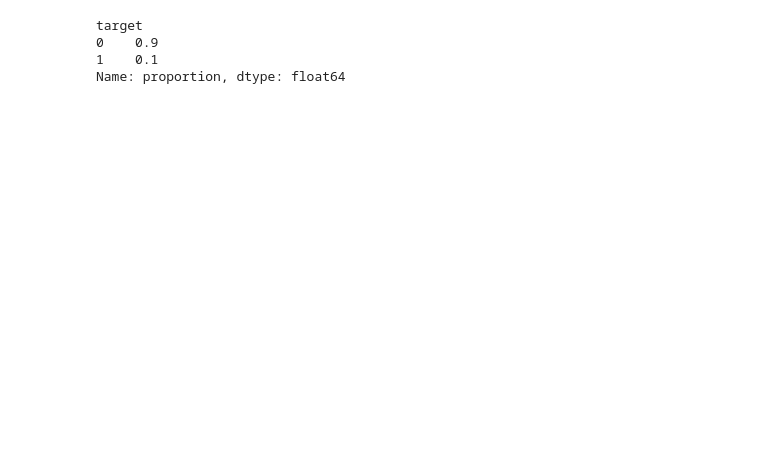
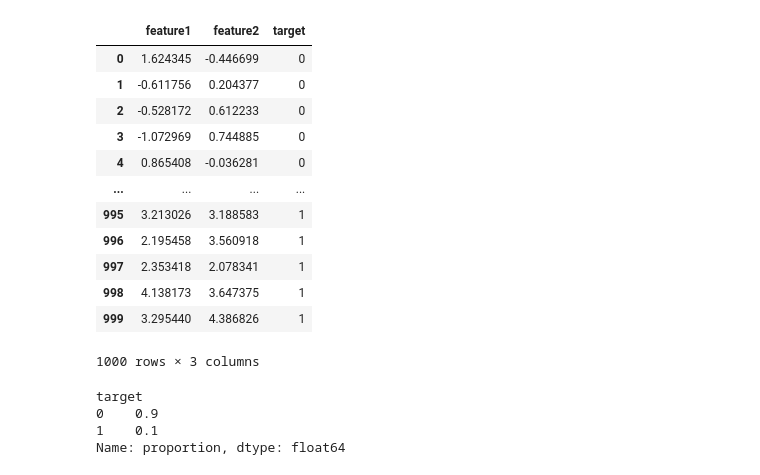
Before and after one commit to avinashrai16/DS-PRO, a Jupyter notebook: Module06-Machine-Learning/Class04-21-04-2024/class-imbalance-implmentaions.ipynb, the cells around one changed output. Saved outputs shown, nothing was run; the diff lists cells and outputs as text; code cells hidden in the pictures; blank space fills up the shorter version.

```diff
--- a/Module06-Machine-Learning/Class04-21-04-2024/class-imbalance-implmentaions.ipynb
+++ b/Module06-Machine-Learning/Class04-21-04-2024/class-imbalance-implmentaions.ipynb
@@ -55,6 +55,22 @@ class_1_df
 100 rows × 3 columns
 # %%
 df = pd.concat([class_0_df, class_1_df]).reset_index(drop=True)
+# %%
+df
+# %% [output]
+|  | feature1 | feature2 | target |
+| 0 | 1.624345 | -0.446699 | 0 |
+| 1 | -0.611756 | 0.204377 | 0 |
+| 2 | -0.528172 | 0.612233 | 0 |
+| 3 | -1.072969 | 0.744885 | 0 |
+| 4 | 0.865408 | -0.036281 | 0 |
+| ... | ... | ... | ... |
+| 995 | 3.213026 | 3.188583 | 1 |
+| 996 | 2.195458 | 3.560918 | 1 |
+| 997 | 2.353418 | 2.078341 | 1 |
+| 998 | 4.138173 | 3.647375 | 1 |
+| 999 | 3.295440 | 4.386826 | 1 |
+1000 rows × 3 columns
 # %%
 df.target.value_counts(normalize=True)
 
```
Also changed, not shown: parts of 15 cells of this notebook.
